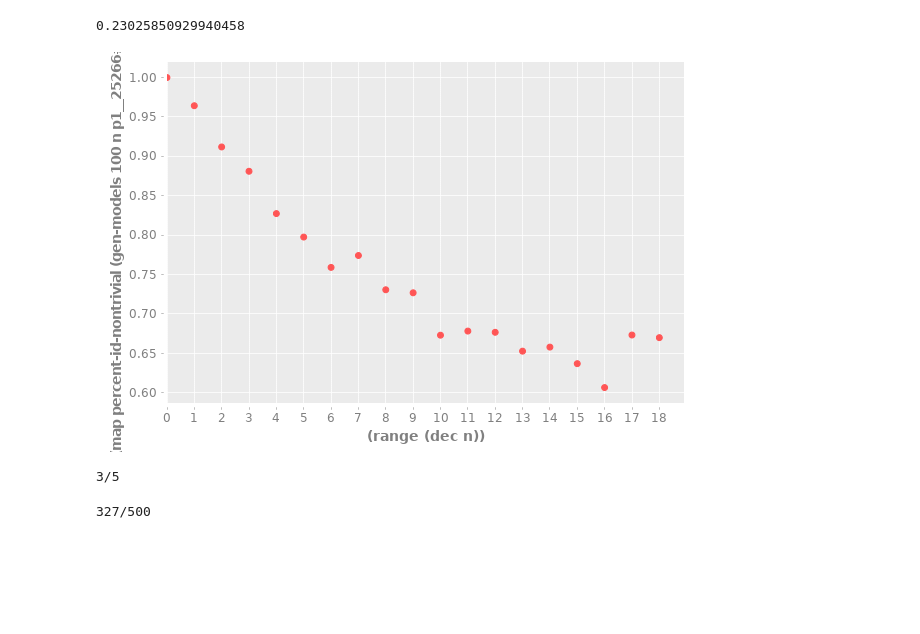
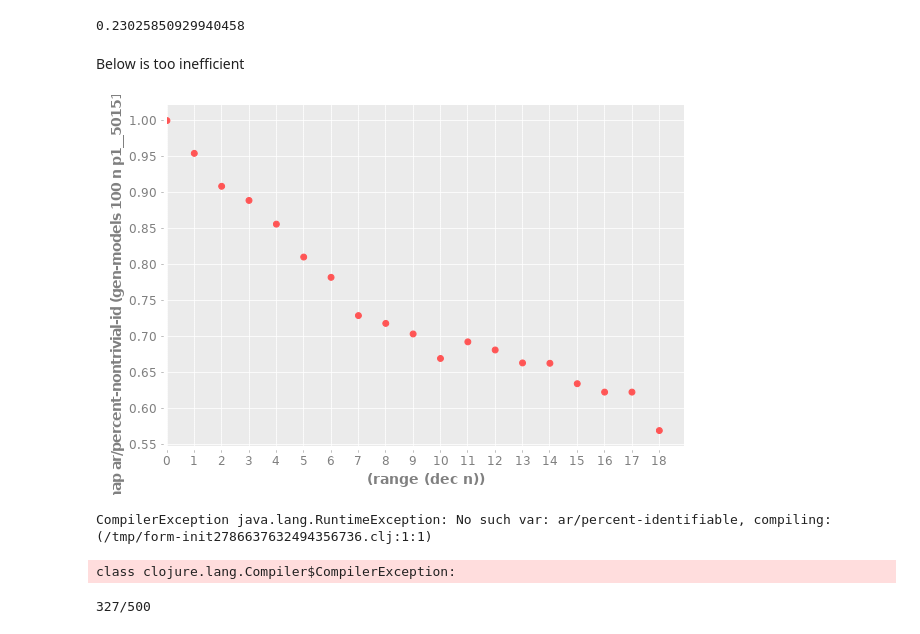
Before and after one commit to jtcbrule/whittemore, a Jupyter notebook: random.ipynb, the cells around one changed output. Cells and saved outputs as stored; diff of their text form; code cells hidden in the pictures; blank space fills up the shorter version.

Commit message:
Fix breakage from moving to random.clj

```diff
--- a/random.ipynb
+++ b/random.ipynb
@@ -51,20 +52,25 @@ v
 (erdos-reyni-number 10)
 # %% [output]
 0.23025850929940458
+# %% [markdown]
+Below is too inefficient
 # %%
 (let [n 20]
   (->
     (incanter.charts/scatter-plot
         (range (dec n))
-        (map #(average (map percent-id-nontrivial (gen-models 100 n % 0.5))) (range (dec n))))
+        (map #(average (map ar/percent-nontrivial-id
+                            (gen-models 100 n % 0.5)))
+             (range (dec n))))
 
     (.createBufferedImage 600 400)))
 # %% [output]
-[figure, old version]
+[figure, new version]
 # %%
-(percent-identifiable (nth random-semimarkovian-models 3))
+(ar/percent-identifiable (nth random-semimarkovian-models 3))
 # %% [output]
-3/5
+CompilerException java.lang.RuntimeException: No such var: ar/percent-identifiable, compiling:(/tmp/form-init2786637632494356736.clj:1:1)
+class clojure.lang.Compiler$CompilerException:
 # %%
 (average (map percent-id-nontrivial (gen-models 1000 15 13 0.5)))
 # %% [output]
```
Also changed, not shown: parts of 5 cells of this notebook, 1 other file.
